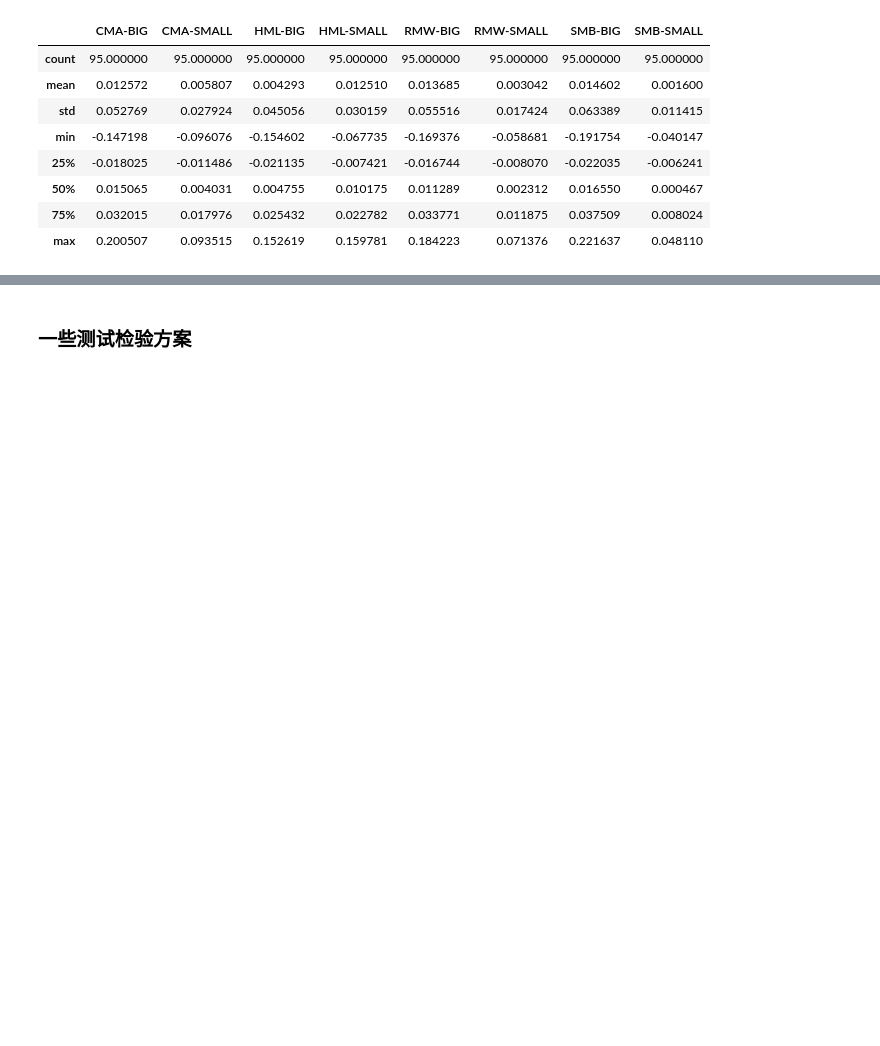
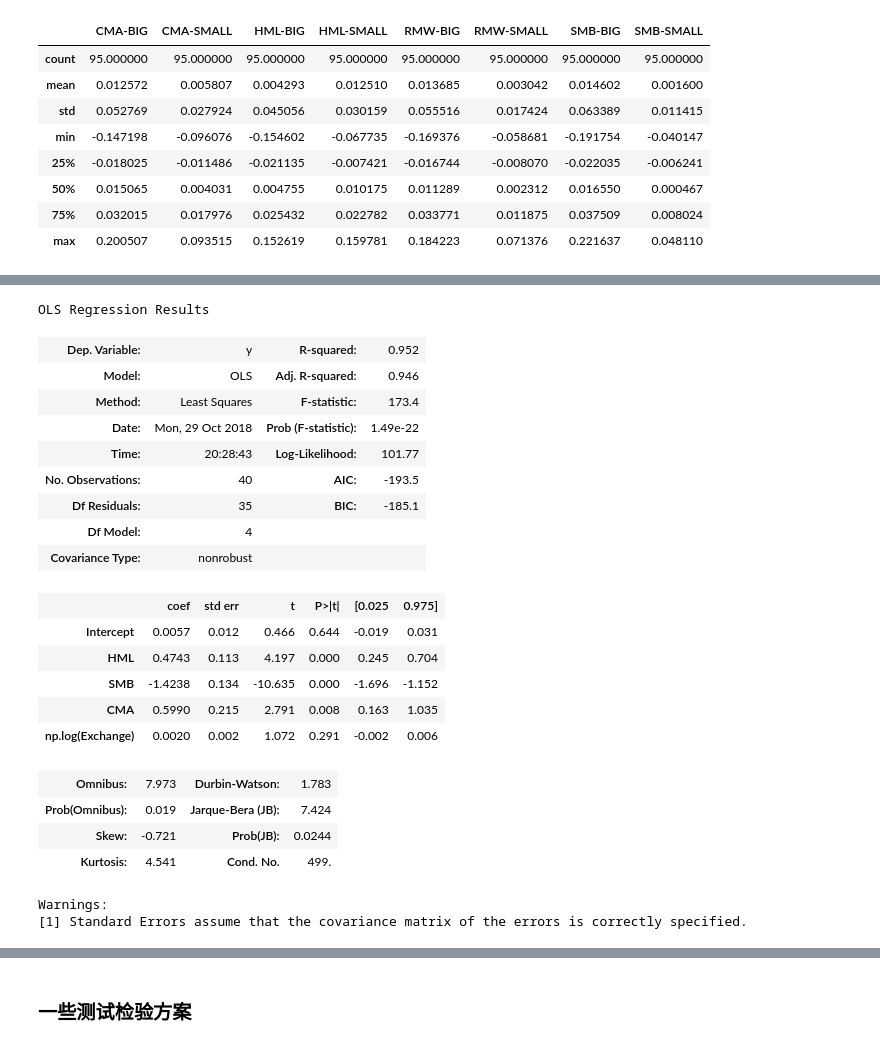
Before and after one commit to brainee/fama, a Jupyter notebook: fama5/zy-fama-frech-4-generial.ipynb, the cells around one changed output, grey strips where cells are left out. Cells and saved outputs as stored; diff of their text form; code cells hidden in the pictures; blank space fills up the shorter version.

Commit message:
find out np.log(Exchange) is better than np.log(Exchagne+1)

```diff
--- a/fama5/zy-fama-frech-4-generial.ipynb
+++ b/fama5/zy-fama-frech-4-generial.ipynb
@@ -1609,3 +1572,34 @@ OLS Regression Results
 | Kurtosis: | 8.971 | Cond. No. | 123. |
 Warnings:
 [1] Standard Errors assume that the covariance matrix of the errors is correctly specified.
+# %%
+import statsmodels.formula.api as smf
+import statsmodels.api as sm
+
+# 4个因子
+ols_model = smf.ols('y ~ HML + SMB + CMA + np.log(Exchange) ', data=df_xy)
+results = ols_model.fit()#cov_type='HC3'
+results.summary()
+# %% [output]
+OLS Regression Results
+| Dep. Variable: | y | R-squared: | 0.952 |
+| Model: | OLS | Adj. R-squared: | 0.946 |
+| Method: | Least Squares | F-statistic: | 173.4 |
+| Date: | Mon, 29 Oct 2018 | Prob (F-statistic): | 1.49e-22 |
+| Time: | 20:28:43 | Log-Likelihood: | 101.77 |
+| No. Observations: | 40 | AIC: | -193.5 |
+| Df Residuals: | 35 | BIC: | -185.1 |
+| Df Model: | 4 |  |  |
+| Covariance Type: | nonrobust |  |  |
+|  | coef | std err | t | P>|t| | [0.025 | 0.975] |
+| Intercept | 0.0057 | 0.012 | 0.466 | 0.644 | -0.019 | 0.031 |
+| HML | 0.4743 | 0.113 | 4.197 | 0.000 | 0.245 | 0.704 |
+| SMB | -1.4238 | 0.134 | -10.635 | 0.000 | -1.696 | -1.152 |
+| CMA | 0.5990 | 0.215 | 2.791 | 0.008 | 0.163 | 1.035 |
+| np.log(Exchange) | 0.0020 | 0.002 | 1.072 | 0.291 | -0.002 | 0.006 |
+| Omnibus: | 7.973 | Durbin-Watson: | 1.783 |
+| Prob(Omnibus): | 0.019 | Jarque-Bera (JB): | 7.424 |
+| Skew: | -0.721 | Prob(JB): | 0.0244 |
+| Kurtosis: | 4.541 | Cond. No. | 499. |
+Warnings:
+[1] Standard Errors assume that the covariance matrix of the errors is correctly specified.
```
Also changed, not shown: parts of 25 cells of this notebook.
